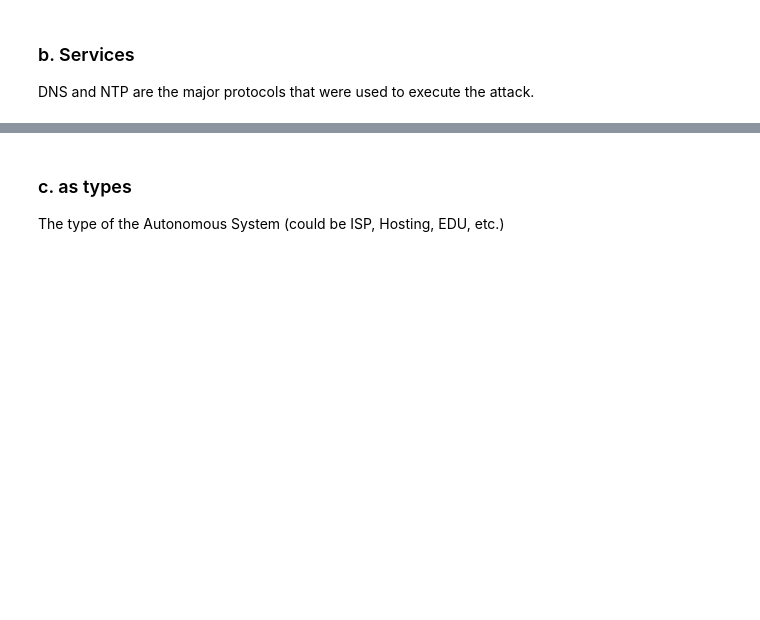
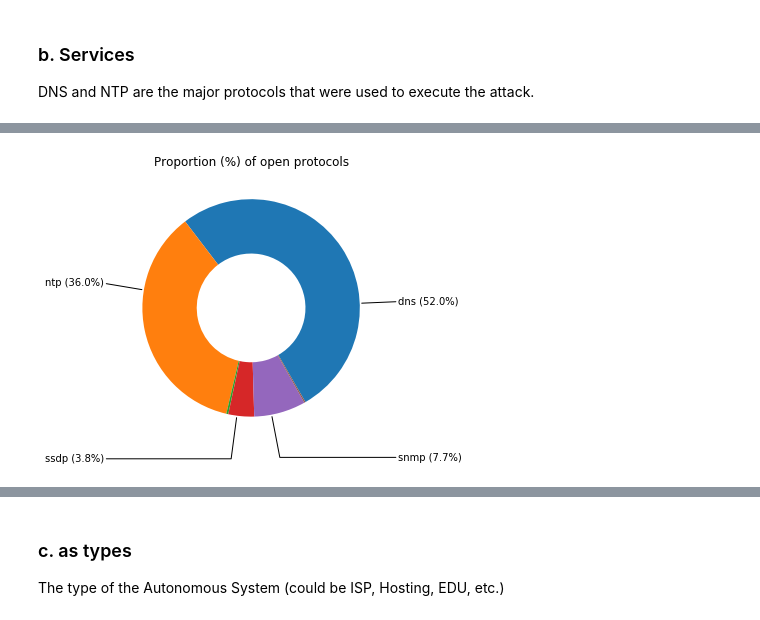
Before and after one commit to WKSu/WM0824TU-economics-of-cybersecurity-DDoS, a Jupyter notebook: SecurityMetrics/DDoS_Assignment1.ipynb, the cells around one changed output, grey strips where cells are left out. Drawn from its saved outputs; the diff is of its cells as text; code cells hidden in the pictures; blank space fills up the shorter version.

```diff
--- a/SecurityMetrics/DDoS_Assignment1.ipynb
+++ b/SecurityMetrics/DDoS_Assignment1.ipynb
@@ -98,3 +117,37 @@ plt.show()
+# %%
+countServicesAll = pd.Series([11340169, 7837045, 64203, 834581, 1674101, 41462] , ['dns','ntp','chg','ssdp','snmp','qotd'])
+# %%
+fig, ax = plt.subplots(figsize=(6, 5), subplot_kw=dict(aspect="equal"))
+
+# proportion (in percentage) of the services
+pct = countServicesAll.divide(countServicesAll.sum()) * 100
+
+wedges, texts = ax.pie(countServicesAll, wedgeprops=dict(width=0.5), startangle=-60)
+
+bbox_props = dict(boxstyle="square,pad=0.", fc="w", ec="k", lw=0.)
+kw = dict(arrowprops=dict(arrowstyle="-"),
+          bbox=bbox_props, zorder=0, va="center")
+
+for i, p in enumerate(wedges):
+    ang = (p.theta2 - p.theta1)/3 + p.theta1
+    y = np.sin(np.deg2rad(ang))
+    x = np.cos(np.deg2rad(ang))
+    horizontalalignment = {-1: "right", 1: "left"}[int(np.sign(x))]
+    connectionstyle = "angle,angleA=0,angleB={}".format(ang)
+    kw["arrowprops"].update({"connectionstyle": connectionstyle})
+
+    # annotation message
+    if pct[i] > 0.5:
+        annotMsg = "%s (%.1f%%)" % (countServices.index.tolist()[i], pct[i])
+        ax.annotate(annotMsg, xy=(x, y), xytext=(1.35*np.sign(x), 1.4*y),
+                    horizontalalignment=horizontalalignment, **kw)
+
+ax.set_title("Proportion (%) of open protocols")
+ax.figure.savefig("protocols_circle_open.png")
+
+plt.show()
+# %% [output]
+[figure, added]
 # %%
 fig, ax = plt.subplots(figsize=(6, 5), subplot_kw=dict(aspect="equal"))
 
```
Also changed, not shown: parts of 5 cells of this notebook, 2 other files.
